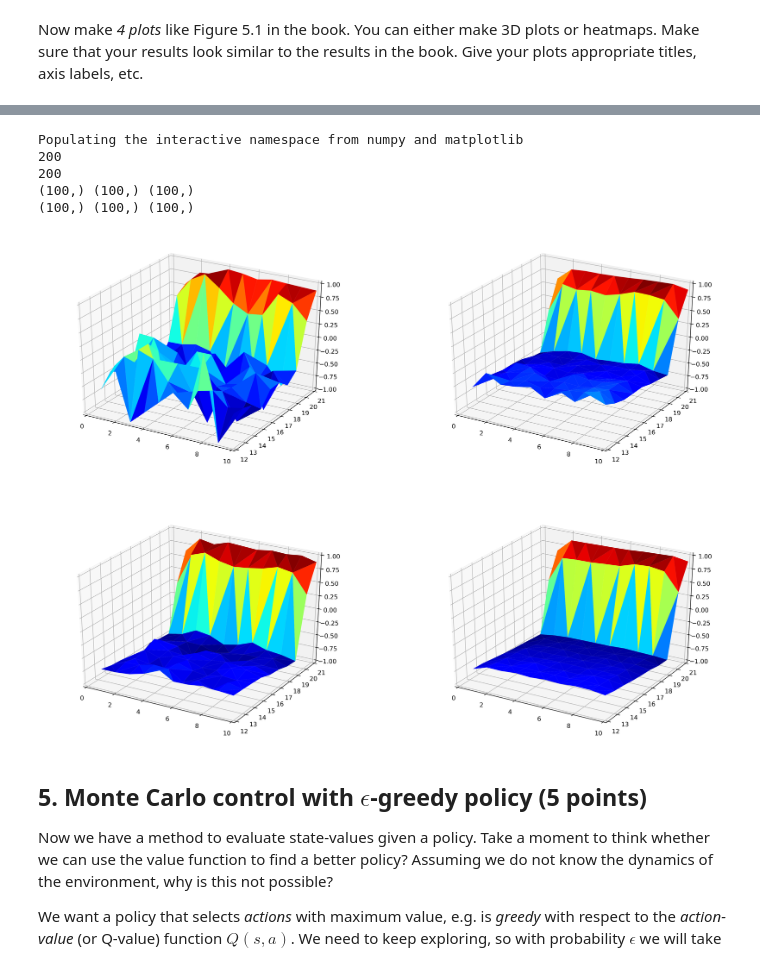
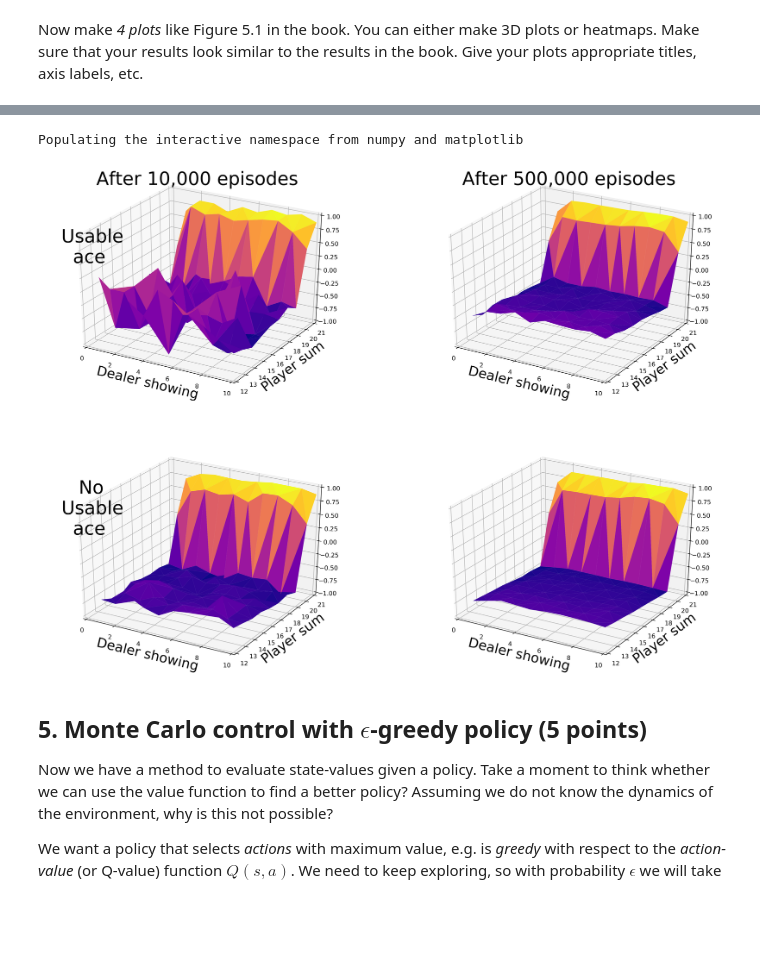
Before and after one commit to dbtmpl/Reinforcement-Learning, a Jupyter notebook: lab1/lab1.ipynb, the cells around one changed output, grey strips where cells are left out. Cells and saved outputs as stored; diff of their text form; code cells hidden in the pictures; blank space fills up the shorter version.

Commit message:
Solved plots - finished lab

```diff
--- a/lab1/lab1.ipynb
+++ b/lab1/lab1.ipynb
@@ -472,49 +472,50 @@ def get_data_from_V(V):
 
 use_ace_10k, non_use_ace_10k = get_data_from_V(V_10k)
 use_ace_500k, non_use_ace_500k = get_data_from_V(V_500k)
 
-print(len(V_10k))
-print(len(V_500k))
-
-print(use_ace_500k[0].shape, use_ace_10k[1].shape, use_ace_10k[2].shape)
-print(non_use_ace_10k[0].shape, non_use_ace_10k[1].shape, non_use_ace_10k[2].shape)
-
-
 # set up a figure twice as wide as it is tall
 fig = plt.figure(figsize=(20, 15), dpi=300)
 
 ax1 = fig.add_subplot(2, 2, 1, projection='3d')
 ax1.set_ylim3d(12, 21)
 ax1.set_xlim3d(0, 10)
 ax1.set_zlim3d(-1, 1)
-ax1.plot_trisurf(use_ace_10k[1], use_ace_10k[0], use_ace_10k[2], cmap=cm.jet, linewidth=0.1)
+ax1.set_title("After 10,000 episodes", fontsize=30)
+ax1.set_xlabel('Dealer showing', fontsize=22)
+ax1.set_ylabel('Player sum', fontsize=22)
+ax1.text(0, 10, 0.75, "Usable \n  ace", fontsize=30)
+ax1.plot_trisurf(use_ace_10k[1], use_ace_10k[0], use_ace_10k[2], cmap=cm.plasma, linewidth=0.1)
 
 ax2 = fig.add_subplot(2, 2, 2, projection='3d')
 ax2.set_ylim3d(12, 21)
 ax2.set_xlim3d(0, 10)
 ax2.set_zlim3d(-1, 1)
-ax2.plot_trisurf(use_ace_500k[1], use_ace_500k[0], use_ace_500k[2], cmap=cm.jet, linewidth=0.1)
+ax2.set_title("After 500,000 episodes", fontsize=30)
+ax2.set_xlabel('Dealer showing', fontsize=22)
+ax2.set_ylabel('Player sum', fontsize=22)
+ax2.plot_trisurf(use_ace_500k[1], use_ace_500k[0], use_ace_500k[2], cmap=cm.plasma, linewidth=0.1)
 
 ax3 = fig.add_subplot(2, 2, 3, projection='3d')
 ax3.set_ylim3d(12, 21)
 ax3.set_xlim3d(0, 10)
 ax3.set_zlim3d(-1, 1)
-ax3.plot_trisurf(non_use_ace_10k[1], non_use_ace_10k[0], non_use_ace_10k[2], cmap=cm.jet, linewidth=0.1)
+ax3.set_xlabel('Dealer showing', fontsize=22)
+ax3.set_ylabel('Player sum', fontsize=22)
+ax3.text(0, 10, 0.75, "   No\nUsable\n  ace", fontsize=30)
+ax3.plot_trisurf(non_use_ace_10k[1], non_use_ace_10k[0], non_use_ace_10k[2], cmap=cm.plasma, linewidth=0.1)
 
 ax4 = fig.add_subplot(2, 2, 4, projection='3d')
 ax4.set_ylim3d(12, 21)
 ax4.set_xlim3d(0, 10)
 ax4.set_zlim3d(-1, 1)
-ax4.plot_trisurf(non_use_ace_500k[1], non_use_ace_500k[0], non_use_ace_500k[2], cmap=cm.jet, linewidth=0.1)
+ax4.set_xlabel('Dealer showing', fontsize=22)
+ax4.set_ylabel('Player sum', fontsize=22)
+ax4.plot_trisurf(non_use_ace_500k[1], non_use_ace_500k[0], non_use_ace_500k[2], cmap=cm.plasma, linewidth=0.1)
 
 plt.show()
 # %% [output]
 Populating the interactive namespace from numpy and matplotlib
-200
-200
-(100,) (100,) (100,)
-(100,) (100,) (100,)
-[figure, old version]
+[figure, new version]
 # %% [markdown]
 ## 5. Monte Carlo control with $\epsilon$-greedy policy (5 points)
 Now we have a method to evaluate state-values given a policy. Take a moment to think whether we can use the value function to find a better policy? Assuming we do not know the dynamics of the environment, why is this not possible?
```
Also changed, not shown: parts of 5 cells of this notebook.
